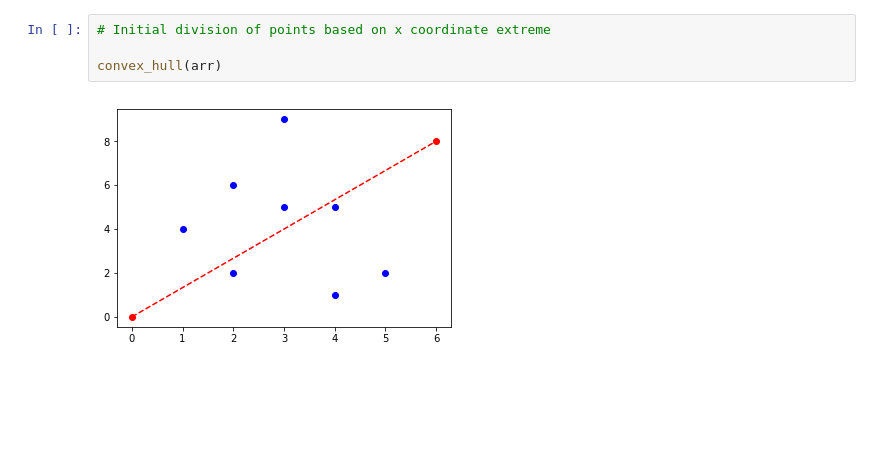
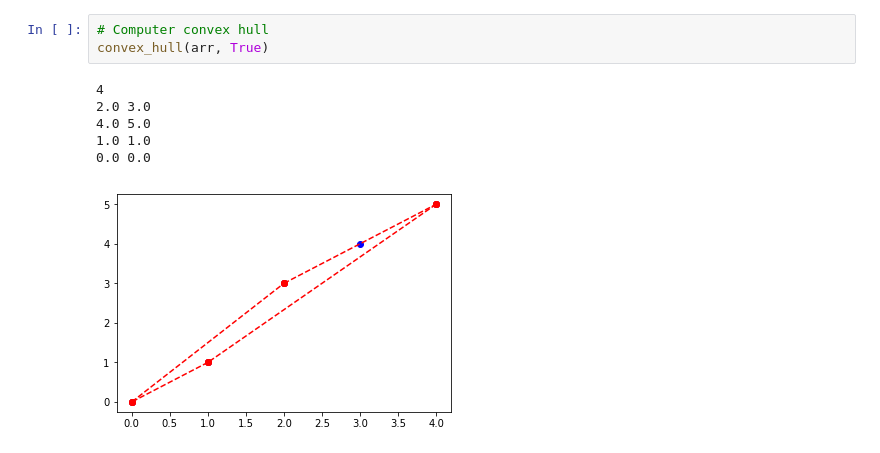
Before and after one commit to robertsisaacp/ConvexHull, a Jupyter notebook: ConvexHullNotebook.ipynb, the cells around one changed output. Saved outputs shown, nothing was run; the diff lists cells and outputs as text; blank space fills up the shorter version.

Commit message:
updated notebook with randomized convex hull tests and commentary

```diff
--- a/ConvexHullNotebook.ipynb
+++ b/ConvexHullNotebook.ipynb
@@ -31,6 +60,10 @@ print_points(arr)
-# %%
-# Initial division of points based on x coordinate extreme
-
-convex_hull(arr)
-# %% [output]
-[figure, removed]
+# %%
+# Computer convex hull
+convex_hull(arr, True)
+# %% [output]
+4
+2.0 3.0
+4.0 5.0
+1.0 1.0
+0.0 0.0
+[figure, added]
```
Also changed, not shown: parts of 17 cells of this notebook.
